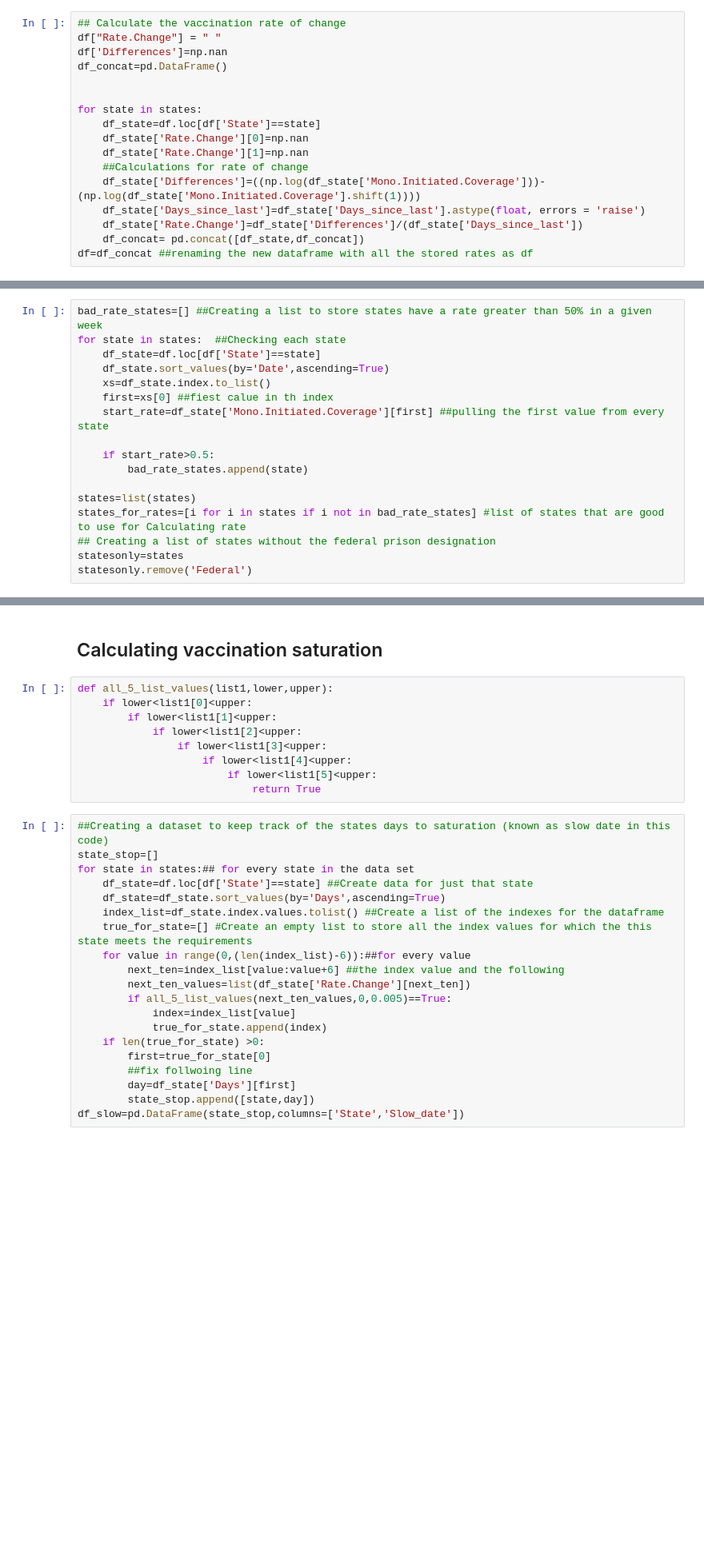
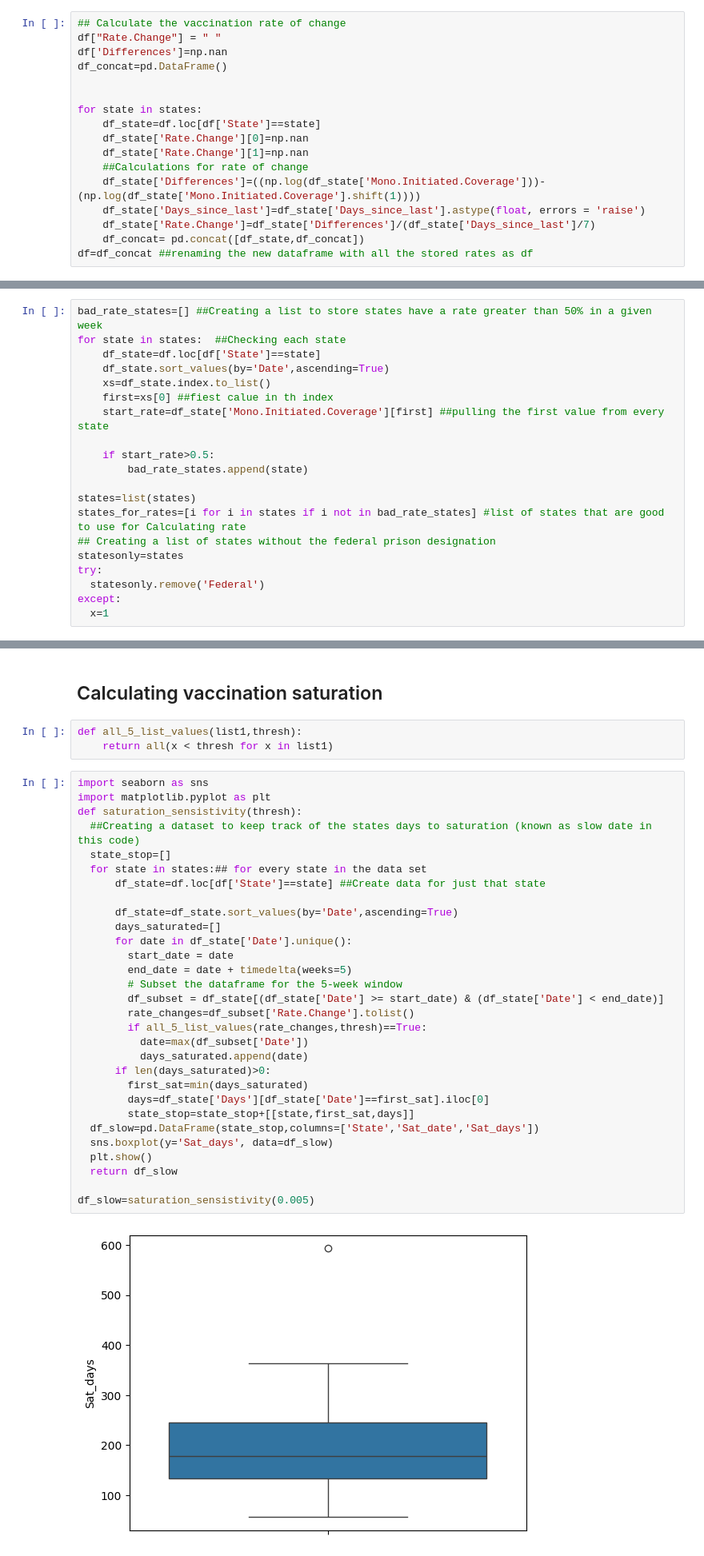
Before and after one commit to bansallab/incarcerated_vacc, a Jupyter notebook: covariate_data_cleaning.ipynb, the cells around one changed output, grey strips where cells are left out. Shown at 80% size. Cells and saved outputs as stored; diff of their text form; blank space fills up the shorter version.

Commit message:
Using logistic fit to find days to saturation.

```diff
--- a/covariate_data_cleaning.ipynb
+++ b/covariate_data_cleaning.ipynb
@@ -122,7 +76,7 @@ for state in states:
     ##Calculations for rate of change
     df_state['Differences']=((np.log(df_state['Mono.Initiated.Coverage']))-(np.log(df_state['Mono.Initiated.Coverage'].shift(1))))
     df_state['Days_since_last']=df_state['Days_since_last'].astype(float, errors = 'raise')
-    df_state['Rate.Change']=df_state['Differences']/(df_state['Days_since_last'])
+    df_state['Rate.Change']=df_state['Differences']/(df_state['Days_since_last']/7)
     df_concat= pd.concat([df_state,df_concat])
 df=df_concat ##renaming the new dataframe with all the stored rates as df
 # %% [markdown]
@@ -169,7 +123,10 @@ states=list(states)
 states_for_rates=[i for i in states if i not in bad_rate_states] #list of states that are good to use for Calculating rate
 ## Creating a list of states without the federal prison designation
 statesonly=states
-statesonly.remove('Federal')
+try:
+  statesonly.remove('Federal')
+except:
+  x=1
 # %%
 ## Creating a dataset to store covariates for analysis starting with mean initial rate
 values=[] ##empty list to store tuples for the mean and std for rate of change
@@ -189,31 +146,37 @@ df_means['state_code'] = df_means['State'].apply(lambda x: best_match(x))
 # %% [markdown]
 ## Calculating vaccination saturation
 # %%
-def all_5_list_values(list1,lower,upper):
-    if lower<list1[0]<upper:
-        if lower<list1[1]<upper:
-            if lower<list1[2]<upper:
-                if lower<list1[3]<upper:
-                    if lower<list1[4]<upper:
-                        if lower<list1[5]<upper:
-                            return True
+def all_5_list_values(list1,thresh):
+    return all(x < thresh for x in list1)
 # %%
-##Creating a dataset to keep track of the states days to saturation (known as slow date in this code)
-state_stop=[]
-for state in states:## for every state in the data set
-    df_state=df.loc[df['State']==state] ##Create data for just that state
-    df_state=df_state.sort_values(by='Days',ascending=True)
-    index_list=df_state.index.values.tolist() ##Create a list of the indexes for the dataframe
-    true_for_state=[] #Create an empty list to store all the index values for which the this state meets the requirements
-    for value in range(0,(len(index_list)-6)):##for every value
-        next_ten=index_list[value:value+6] ##the index value and the following
-        next_ten_values=list(df_state['Rate.Change'][next_ten])
-        if all_5_list_values(next_ten_values,0,0.005)==True:
-            index=index_list[value]
-            true_for_state.append(index)
-    if len(true_for_state) >0:
-        first=true_for_state[0]
-        ##fix follwoing line
-        day=df_state['Days'][first]
-        state_stop.append([state,day])
-df_slow=pd.DataFrame(state_stop,columns=['State','Slow_date'])
+import seaborn as sns
+import matplotlib.pyplot as plt
+def saturation_sensistivity(thresh):
+  ##Creating a dataset to keep track of the states days to saturation (known as slow date in this code)
+  state_stop=[]
+  for state in states:## for every state in the data set
+      df_state=df.loc[df['State']==state] ##Create data for just that state
+
+      df_state=df_state.sort_values(by='Date',ascending=True)
+      days_saturated=[]
+      for date in df_state['Date'].unique():
+        start_date = date
+        end_date = date + timedelta(weeks=5)
+        # Subset the dataframe for the 5-week window
+        df_subset = df_state[(df_state['Date'] >= start_date) & (df_state['Date'] < end_date)]
+        rate_changes=df_subset['Rate.Change'].tolist()
+        if all_5_list_values(rate_changes,thresh)==True:
+          date=max(df_subset['Date'])
+          days_saturated.append(date)
+      if len(days_saturated)>0:
+        first_sat=min(days_saturated)
+        days=df_state['Days'][df_state['Date']==first_sat].iloc[0]
+        state_stop=state_stop+[[state,first_sat,days]]
+  df_slow=pd.DataFrame(state_stop,columns=['State','Sat_date','Sat_days'])
+  sns.boxplot(y='Sat_days', data=df_slow)
+  plt.show()
+  return df_slow
+
+df_slow=saturation_sensistivity(0.005)
+# %% [output]
+[figure, added]
```
Also changed, not shown: parts of 11 cells of this notebook.
